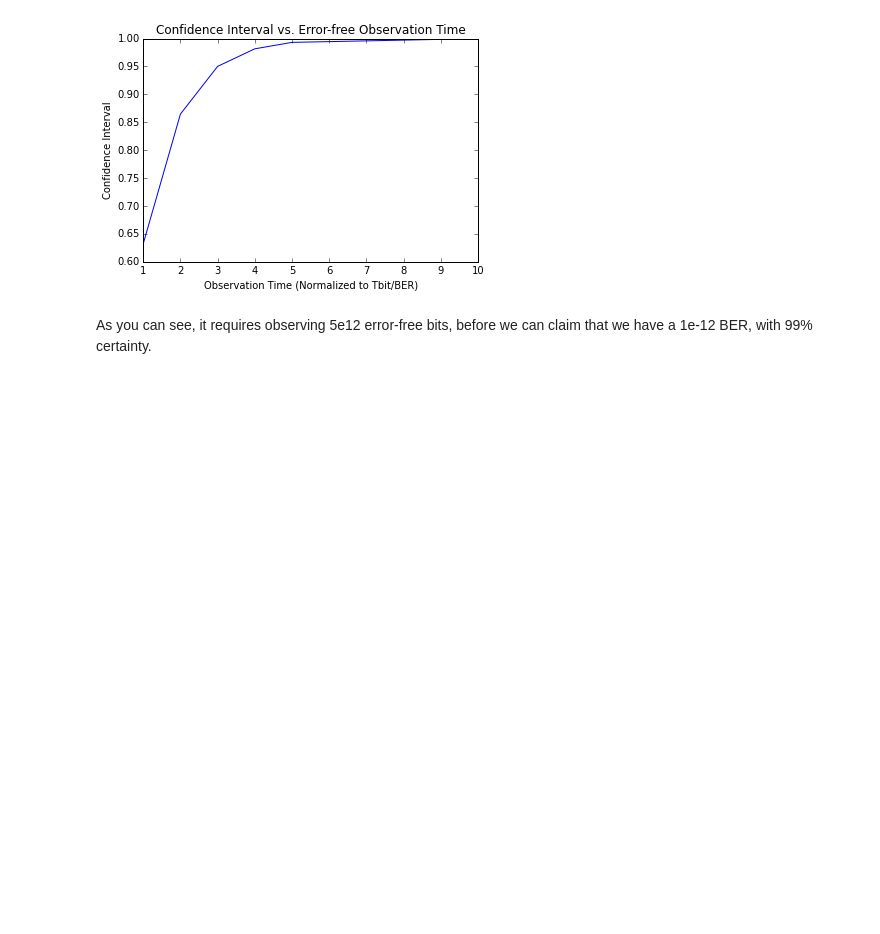
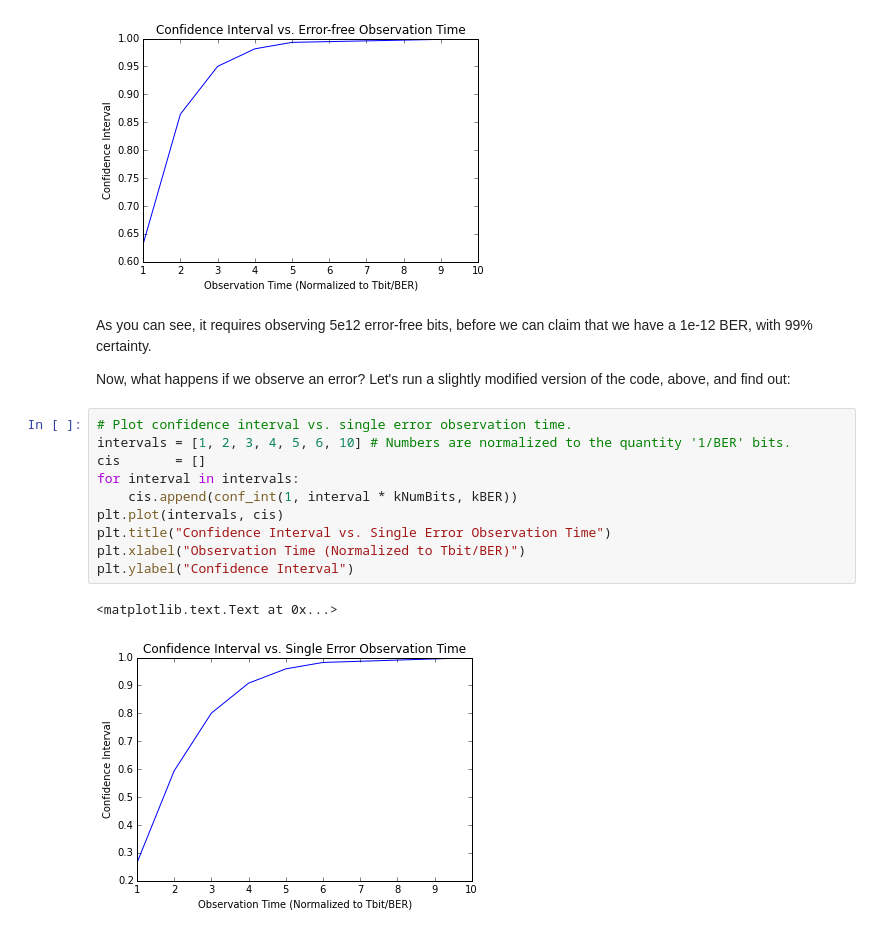
Before and after one commit to ftesser/IPython_Notebooks, a Jupyter notebook: Confidence_Interval.ipynb, the cells around one changed output. Saved outputs shown, nothing was run; the diff lists cells and outputs as text; blank space fills up the shorter version.

Commit message:
Added measurement precision and expectation topics to confidence interval notebook.

```diff
--- a/Confidence_Interval.ipynb
+++ b/Confidence_Interval.ipynb
@@ -246,3 +268,18 @@ plt.ylabel("Confidence Interval")
 [figure]
 # %% [markdown]
 As you can see, it requires observing 5e12 error-free bits, before we can claim that we have a 1e-12 BER, with 99% certainty.
+
+Now, what happens if we observe an error? Let's run a slightly modified version of the code, above, and find out:
+# %%
+# Plot confidence interval vs. single error observation time.
+intervals = [1, 2, 3, 4, 5, 6, 10] # Numbers are normalized to the quantity '1/BER' bits.
+cis       = []
+for interval in intervals:
+    cis.append(conf_int(1, interval * kNumBits, kBER))
+plt.plot(intervals, cis)
+plt.title("Confidence Interval vs. Single Error Observation Time")
+plt.xlabel("Observation Time (Normalized to Tbit/BER)")
+plt.ylabel("Confidence Interval")
+# %% [output]
+<matplotlib.text.Text at 0x...>
+[figure, added]
```
Also changed, not shown: parts of 37 cells of this notebook, 1 other file.
